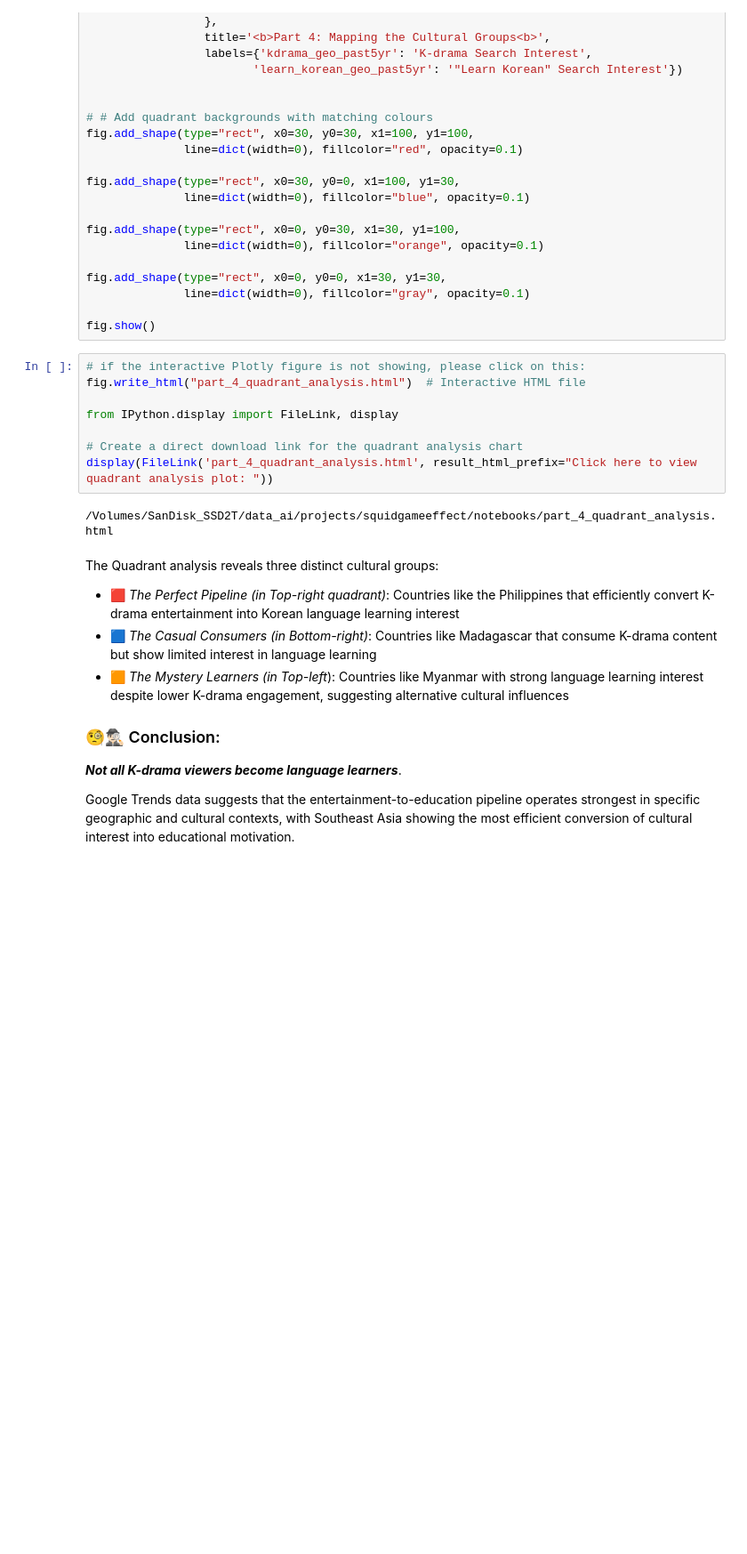
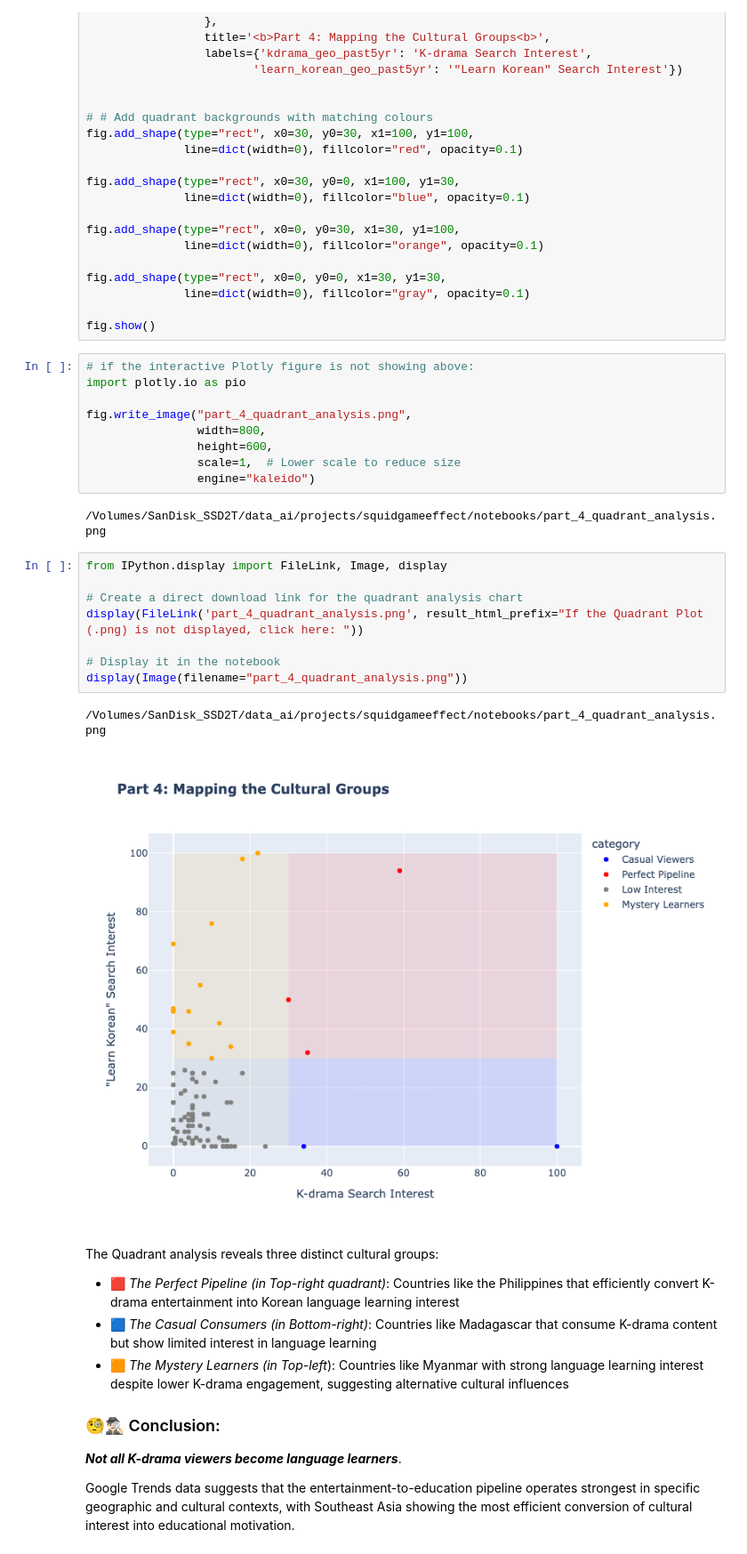
Before and after one commit to HaveTimeDrinkTea/squidgameeffect, a Jupyter notebook: notebooks/squidgameeffect_analysis.ipynb, the cells around one changed output. Shown at 89% size. Saved outputs shown, nothing was run; the diff lists cells and outputs as text; blank space fills up the shorter version.

Commit message:
Added code to display the png in part 4

```diff
--- a/notebooks/squidgameeffect_analysis.ipynb
+++ b/notebooks/squidgameeffect_analysis.ipynb
@@ -466,15 +466,27 @@ fig.add_shape(type="rect", x0=0, y0=0, x1=30, y1=30,
 
 fig.show()
 # %%
-# if the interactive Plotly figure is not showing, please click on this:
-fig.write_html("part_4_quadrant_analysis.html")  # Interactive HTML file
+# if the interactive Plotly figure is not showing above:
+import plotly.io as pio
 
-from IPython.display import FileLink, display
-
-# Create a direct download link for the quadrant analysis chart
-display(FileLink('part_4_quadrant_analysis.html', result_html_prefix="Click here to view quadrant analysis plot: "))
+fig.write_image("part_4_quadrant_analysis.png",
+                width=800,
+                height=600,
+                scale=1,  # Lower scale to reduce size
+                engine="kaleido")
 # %% [output]
-/Volumes/SanDisk_SSD2T/data_ai/projects/squidgameeffect/notebooks/part_4_quadrant_analysis.html
+/Volumes/SanDisk_SSD2T/data_ai/projects/squidgameeffect/notebooks/part_4_quadrant_analysis.png
+# %%
+from IPython.display import FileLink, Image, display
+
+# Create a direct download link for the quadrant analysis chart
+display(FileLink('part_4_quadrant_analysis.png', result_html_prefix="If the Quadrant Plot (.png) is not displayed, click here: "))
+
+# Display it in the notebook
+display(Image(filename="part_4_quadrant_analysis.png"))
+# %% [output]
+/Volumes/SanDisk_SSD2T/data_ai/projects/squidgameeffect/notebooks/part_4_quadrant_analysis.png
+[figure, added]
 # %% [markdown]
 The Quadrant analysis reveals three distinct cultural groups:
 
```
Also changed, not shown: 2 other files.
